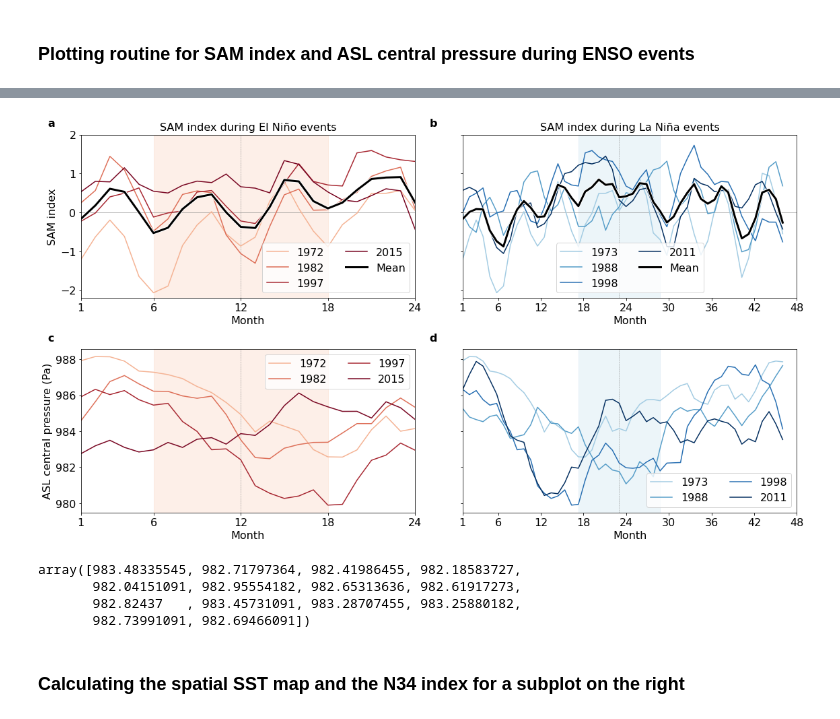
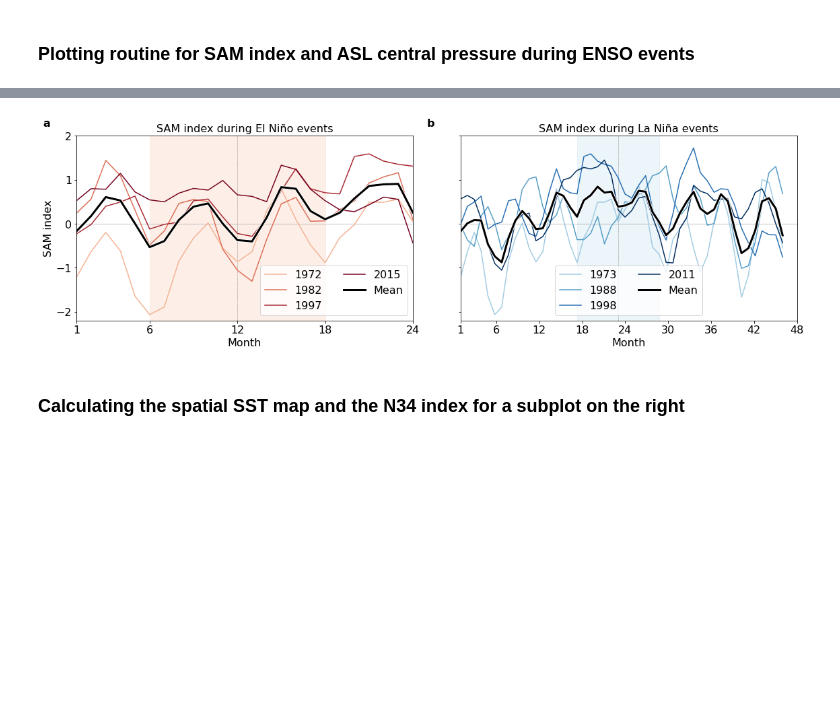
Before and after one commit to mauricehuguenin/ENSO-Antarctica_scripts, a Jupyter notebook: creating_enso_sam_forcing_fields_for_ncfile_ACCESS-OM2-01_rescaled.ipynb, the cells around one changed output, grey strips where cells are left out. Drawn from its saved outputs; the diff is of its cells as text; code cells hidden in the pictures; blank space fills up the shorter version.

```diff
--- a/creating_enso_sam_forcing_fields_for_ncfile_ACCESS-OM2-01_rescaled.ipynb
+++ b/creating_enso_sam_forcing_fields_for_ncfile_ACCESS-OM2-01_rescaled.ipynb
@@ -457,7 +445,7 @@ gs = gridspec.GridSpec(2, 2, width_ratios=[1,1])
 event = ['SAM index during El Niño events', 'SAM index during La Niña events']
 
 # ---------------------------- subplot 1 ---------------------------- #
-for f in range(4):
+for f in range(2):
     if f == 0:
         ax1 = plt.subplot(gs[0,0]); plt.axvline(12, linestyle = '--', c = 'grey', linewidth=.5)
         plt.axhline(0, c = 'grey', linewidth=.5)
@@ -472,18 +460,6 @@ for f in range(4):
         plt.plot(time2, SAM_1988, color=rotblau[15], label='1988')
         plt.plot(time2, SAM_1998, color=rotblau[17], label='1998')
         plt.plot(time2, SAM_2011, color=rotblau[20], label='2011')
-    if f == 2:
-        ax1 = plt.subplot(gs[1,0]); plt.axvline(12, linestyle = '--', c = 'grey', linewidth=.5)
-        plt.plot(time, ASL_1972, color=rotblau[7], label='1972')
-        plt.plot(time, ASL_1982, color=rotblau[5], label='1982')
-        plt.plot(time, ASL_1997, color=rotblau[3], label='1997')
-        plt.plot(time, ASL_2015, color=rotblau[1], label='2015')
-    if f == 3:
-        ax1 = plt.subplot(gs[1,1]); plt.axvline(12+11, linestyle = '--', c = 'grey', linewidth=.5)
-        plt.plot(time2, ASL_1973, color=rotblau[13], label='1973')
-        plt.plot(time2, ASL_1988, color=rotblau[15], label='1988')
-        plt.plot(time2, ASL_1998, color=rotblau[17], label='1998')
-        plt.plot(time2, ASL_2011, color=rotblau[20], label='2011')
 
     EN_mean = np.zeros(24); LN_mean = np.zeros(24+24)
     for i in range(24):
@@ -503,58 +479,34 @@ for f in range(4):
     if f == 1:
         plt.plot(time2, LN_mean, c = 'w', linewidth=5) # white edgecolor
         plt.plot(time2, LN_mean, label = 'Mean', c = 'k', linewidth=3)
 
         ax1.axvspan(time2[5+12], time2[17+12], color=rotblau[12], alpha=.3)
         plt.title(event[f], fontsize=16)
         ax1.text(-.1, 1.05, string.ascii_lowercase[1], transform=ax1.transAxes, size=16, weight='bold') # bold letter a at the top
         plt.legend(fontsize=16, ncol=2)
         ax1.set_yticklabels([])
-    if f == 2:
-        # plt.plot(time, EN_mean, c = 'w', linewidth=5) # white edgecolor
-        # plt.plot(time, EN_mean, label = 'Mean', c = 'k', linewidth=3)
-
-        ax1.axvspan(time[5], time[17], color=rotblau[8], alpha=.3) # shade period July to June the following year
-        ax1.text(-.1, 1.05, string.ascii_lowercase[2], transform=ax1.transAxes, size=16, weight='bold') # bold letter a at the top
-        plt.legend(fontsize=16, ncol=2)
-        ax1.set_ylabel('ASL central pressure (Pa)', fontsize=16)
-    if f == 3:
-        # plt.plot(time2, LN_mean, c = 'w', linewidth=5) # white edgecolor
-        # plt.plot(time2, LN_mean, label = 'Mean', c = 'k', linewidth=3)
-
-        ax1.axvspan(time2[5+12], time2[17+12], color=rotblau[12], alpha=.3)
-        ax1.text(-.1, 1.05, string.ascii_lowercase[3], transform=ax1.transAxes, size=16, weight='bold') # bold letter a at the top
-        plt.legend(fontsize=16, ncol=2)
-        ax1.set_yticklabels([])
-
 
     if f in [0,1]:
         # set fontsizes and labels
         plt.xticks(fontsize=16); plt.yticks(fontsize=16)
         # if f == 0: ax1.set_xticklabels([]) # overwrite x-axis tick (i.e. longitude) labels
         plt.ylim([-2.2,2]); plt.locator_params(axis='y', nbins=6) # only 3 y-axis ticks
     if f in [2,3]:
         # set fontsizes and labels
         plt.xticks(fontsize=16); plt.yticks(fontsize=16)
     ax1.set_xlabel('Month', fontsize=16)
     if f in [0,2]: plt.xlim([1,24]); ax1.set_xticks([1, 6, 12, 18, 24]) # adjust limit, custom x-ticks
     if f in [1,3]: plt.xlim([1,48]) ; ax1.set_xticks([1, 6, 12, 18, 24, 30, 36, 42, 48]) # adjust limit, custom x-ticks
 
 # --- saving as 300 dpi .PNG image in specified folder ------------- #
 filename = 'SAM_and_ASL_index_during_strong_ENSO_events'
 plt.savefig(save + filename, dpi=300, facecolor='w',                 #
             edgecolor='w', orientation='landscape', papertype=None,  #
             format=None, transparent=False, bbox_inches=None,        #
             pad_inches=0.1, metadata=None)                           #
 # --- end of script ------------------------------------------------ # # Wall time: 6.36 s
 # %% [output]
-[figure, old version]
+[figure, new version]
-# %%
-ASL_SectorPres_11m[EN_periods[6]+12:EN_periods[7]+12]
-# %% [output]
-array([983.48335545, 982.71797364, 982.41986455, 982.18583727,
-       982.04151091, 982.95554182, 982.65313636, 982.61917273,
-       982.82437   , 983.45731091, 983.28707455, 983.25880182,
-       982.73991091, 982.69466091])
 # %% [markdown]
 ### Calculating the spatial SST map and the N34 index for a subplot on the right
 # %%
```
Also changed, not shown: parts of 18 cells of this notebook, 1 other file.
